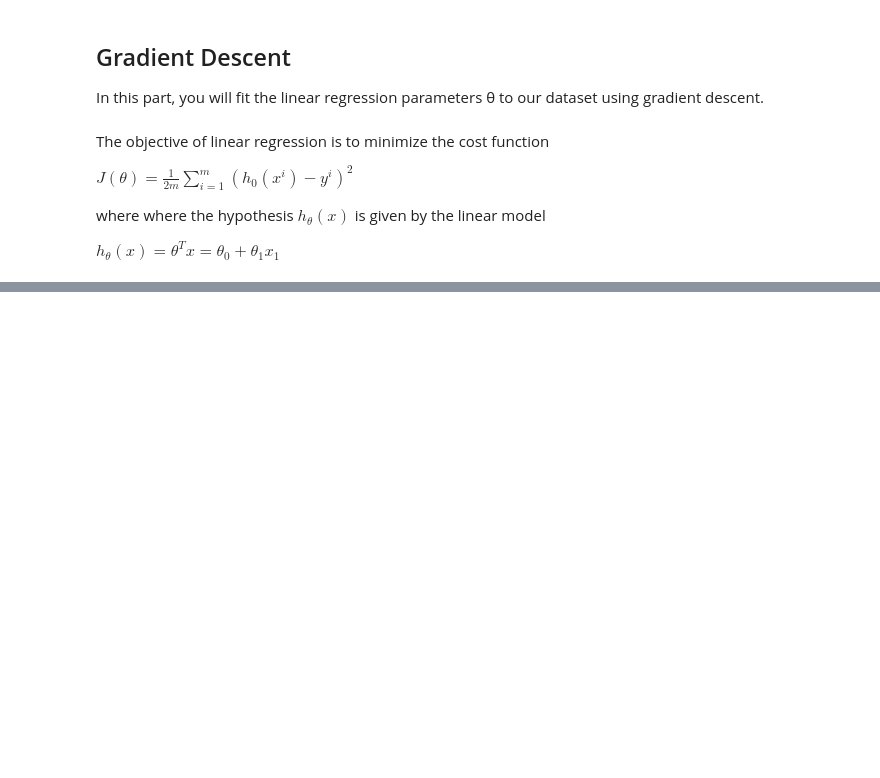
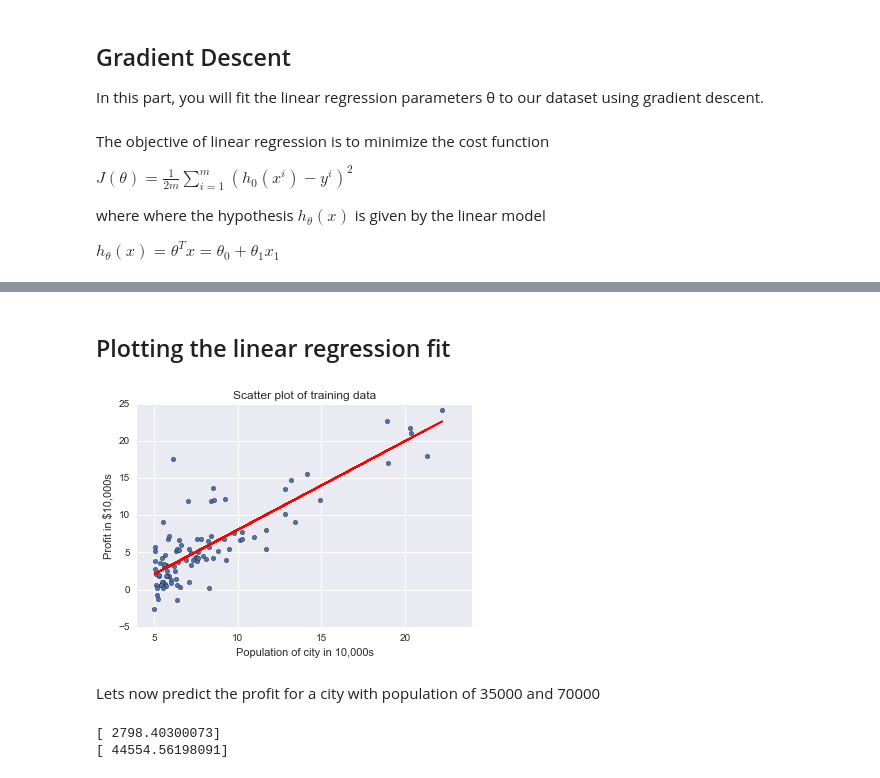
Before and after one commit to DfAC/Coursera-s-machine-learning-course, a Jupyter notebook: Week2.ipynb, the cells around one changed output, grey strips where cells are left out. Cells and saved outputs as stored; diff of their text form; code cells hidden in the pictures; blank space fills up the shorter version.

```diff
--- a/Week2.ipynb
+++ b/Week2.ipynb
@@ -240,0 +208,19 @@ ax.plot_surface(theta0mesh, theta1mesh, J_vals.T)
+# %% [markdown]
+## Plotting the linear regression fit
+# %%
+ax = data.plot(kind='scatter', x='X', y='y', xlim= (4,24), ylim=(-5,25))
+ax.set_xlabel("Population of city in 10,000s")
+ax.set_ylabel("Profit in $10,000s")
+ax.set_title("Scatter plot of training data");
+#linear regression fit
+plt.plot(X[:,1],X.dot(theta),c='r');
+# %% [output]
+[figure, added]
+# %% [markdown]
+Lets now predict the profit for a city with population of 35000 and 70000
+# %%
+print(theta.T.dot([1, 3.5])*10000)
+print(theta.T.dot([1, 7])*10000)
+# %% [output]
+[ 2798.40300073]
+[ 44554.56198091]
```
Also changed, not shown: parts of 35 cells of this notebook, 2 other files.
